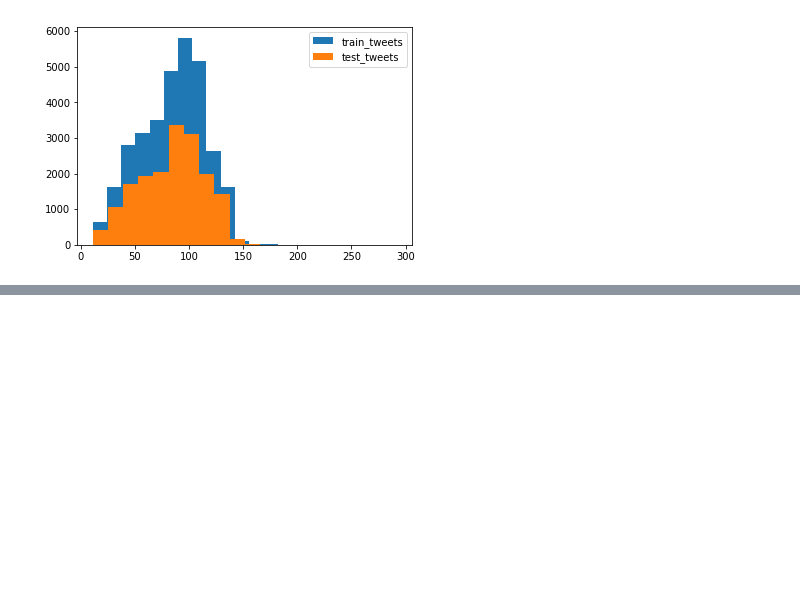
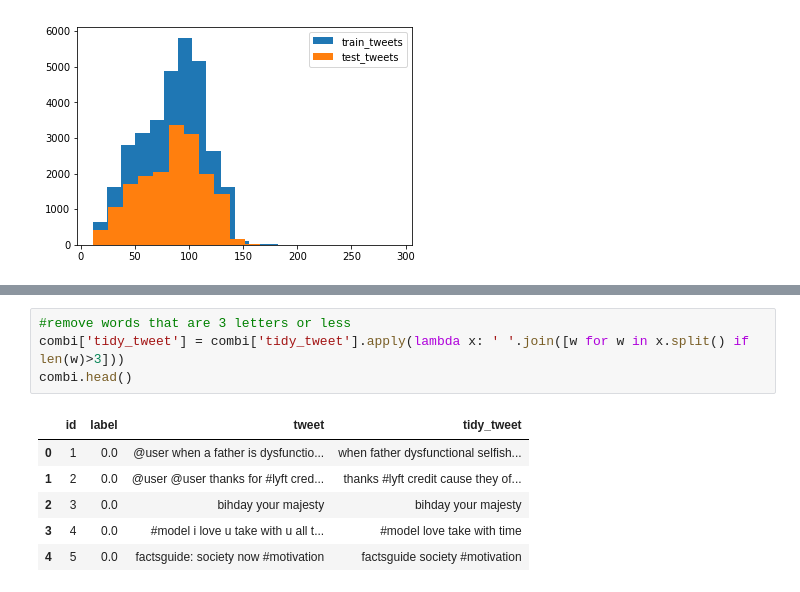
Before and after one commit to ThePhiri/twitter_sentiment_analysis, a Jupyter notebook: Twitter_sentiment_analysis.ipynb, the cells around one changed output, grey strips where cells are left out. Saved outputs shown, nothing was run; the diff lists cells and outputs as text; blank space fills up the shorter version.

```diff
--- a/Untitled.ipynb
+++ b/Twitter_sentiment_analysis.ipynb
@@ -63,0 +105,11 @@ plt.show()
+# %%
+#remove words that are 3 letters or less
+combi['tidy_tweet'] = combi['tidy_tweet'].apply(lambda x: ' '.join([w for w in x.split() if len(w)>3]))
+combi.head()
+# %% [output]
+|  | id | label | tweet | tidy_tweet |
+| 0 | 1 | 0.0 | @user when a father is dysfunctio... | when father dysfunctional selfish... |
+| 1 | 2 | 0.0 | @user @user thanks for #lyft cred... | thanks #lyft credit cause they of... |
+| 2 | 3 | 0.0 | bihday your majesty | bihday your majesty |
+| 3 | 4 | 0.0 | #model i love u take with u all t... | #model love take with time |
+| 4 | 5 | 0.0 | factsguide: society now #motivation | factsguide society #motivation |
```
Also changed, not shown: parts of 7 cells of this notebook.
